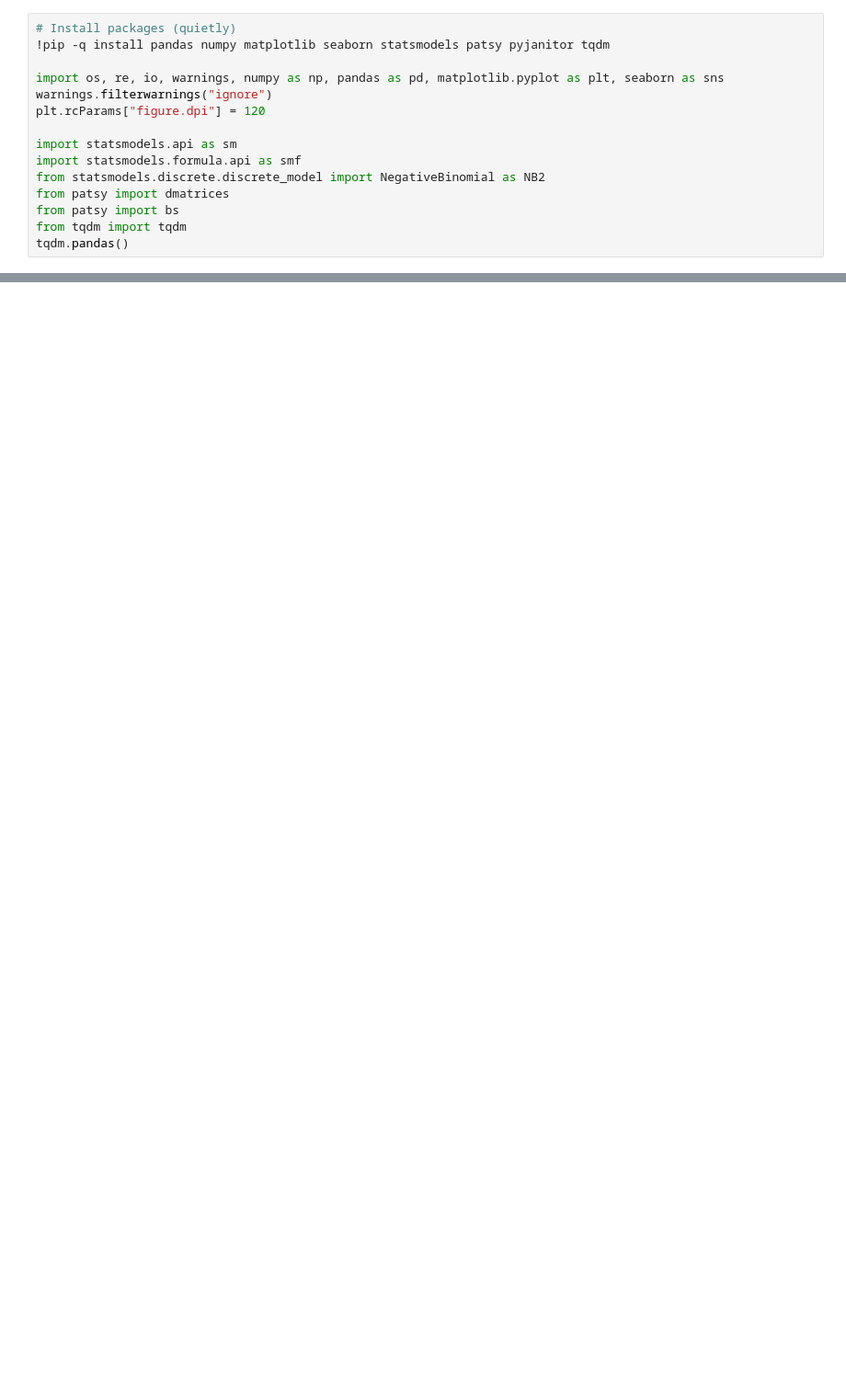
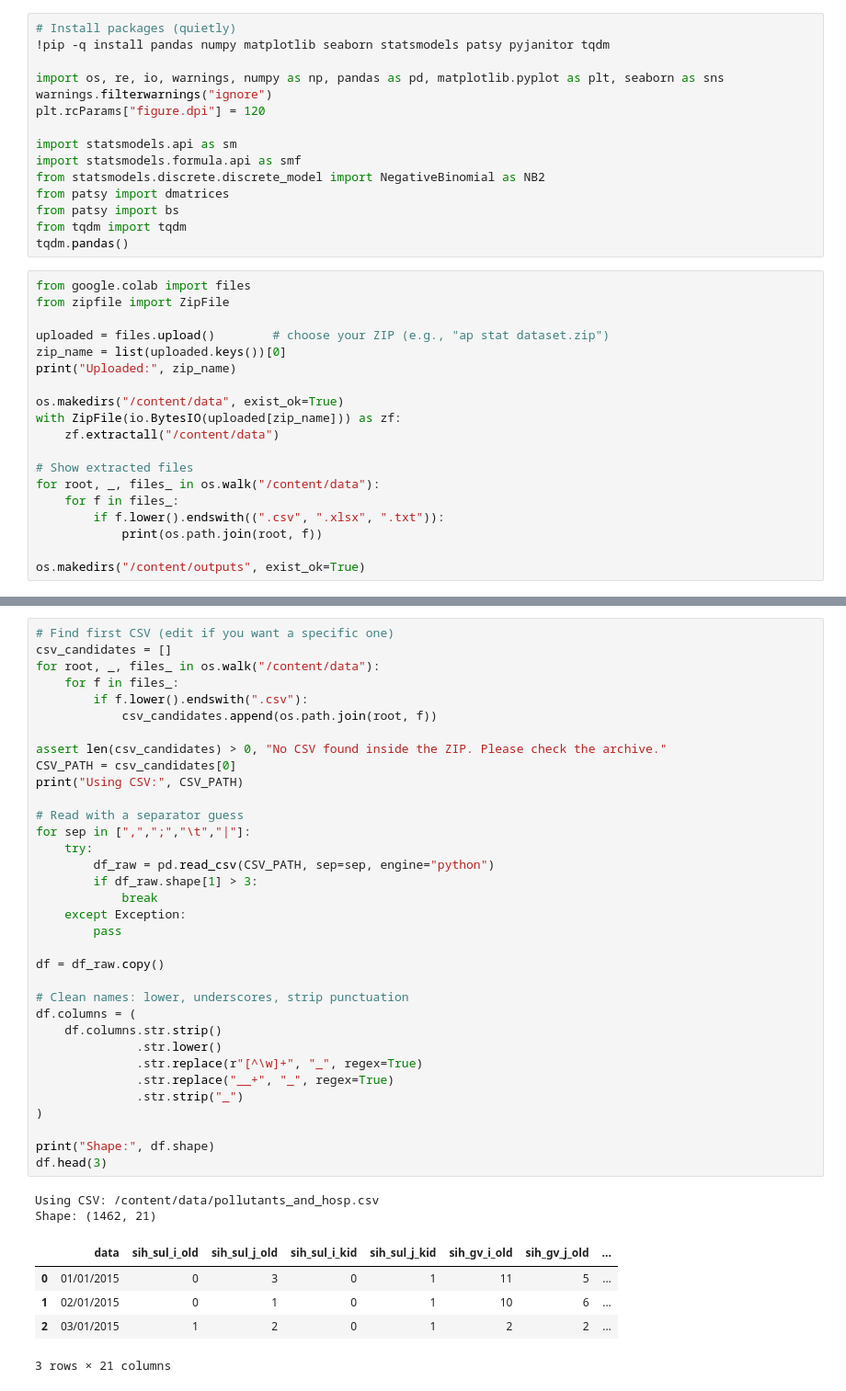
Before and after one commit to nileshpeddapally/portfolio, a Jupyter notebook: courses/udacity_intro_to_tensorflow_for_deep_learning/l01c01_introduction_to_colab_and_python.ipynb, the cells around one changed output, grey strips where cells are left out. Shown: that part at 92% size. Saved outputs shown, nothing was run; the diff lists cells and outputs as text; blank space fills up the shorter version.

```diff
--- a/courses/udacity_intro_to_tensorflow_for_deep_learning/l01c01_introduction_to_colab_and_python.ipynb
+++ b/courses/udacity_intro_to_tensorflow_for_deep_learning/l01c01_introduction_to_colab_and_python.ipynb
@@ -13,3 +13,22 @@ from patsy import dmatrices
 from patsy import bs
 from tqdm import tqdm
 tqdm.pandas()
+# %%
+from google.colab import files
+from zipfile import ZipFile
+
+uploaded = files.upload()        # choose your ZIP (e.g., "ap stat dataset.zip")
+zip_name = list(uploaded.keys())[0]
+print("Uploaded:", zip_name)
+
+os.makedirs("/content/data", exist_ok=True)
+with ZipFile(io.BytesIO(uploaded[zip_name])) as zf:
+    zf.extractall("/content/data")
+
+# Show extracted files
+for root, _, files_ in os.walk("/content/data"):
+    for f in files_:
+        if f.lower().endswith((".csv", ".xlsx", ".txt")):
+            print(os.path.join(root, f))
+
+os.makedirs("/content/outputs", exist_ok=True)
@@ -15,0 +40,42 @@ tqdm.pandas()
+# %%
+# Find first CSV (edit if you want a specific one)
+csv_candidates = []
+for root, _, files_ in os.walk("/content/data"):
+    for f in files_:
+        if f.lower().endswith(".csv"):
+            csv_candidates.append(os.path.join(root, f))
+
+assert len(csv_candidates) > 0, "No CSV found inside the ZIP. Please check the archive."
+CSV_PATH = csv_candidates[0]
+print("Using CSV:", CSV_PATH)
+
+# Read with a separator guess
+for sep in [",",";","\t","|"]:
+    try:
+        df_raw = pd.read_csv(CSV_PATH, sep=sep, engine="python")
+        if df_raw.shape[1] > 3:
+            break
+    except Exception:
+        pass
+
+df = df_raw.copy()
+
+# Clean names: lower, underscores, strip punctuation
+df.columns = (
+    df.columns.str.strip()
+              .str.lower()
+              .str.replace(r"[^\w]+", "_", regex=True)
+              .str.replace("__+", "_", regex=True)
+              .str.strip("_")
+)
+
+print("Shape:", df.shape)
+df.head(3)
+# %% [output]
+Using CSV: /content/data/pollutants_and_hosp.csv
+Shape: (1462, 21)
+|  | data | sih_sul_i_old | sih_sul_j_old | sih_sul_i_kid | sih_sul_j_kid | sih_gv_i_old | sih_gv_j_old | ... |
+| 0 | 01/01/2015 | 0 | 3 | 0 | 1 | 11 | 5 | ... |
+| 1 | 02/01/2015 | 0 | 1 | 0 | 1 | 10 | 6 | ... |
+| 2 | 03/01/2015 | 1 | 2 | 0 | 1 | 2 | 2 | ... |
+3 rows × 21 columns
```
Also changed, not shown: parts of 5 cells of this notebook.
